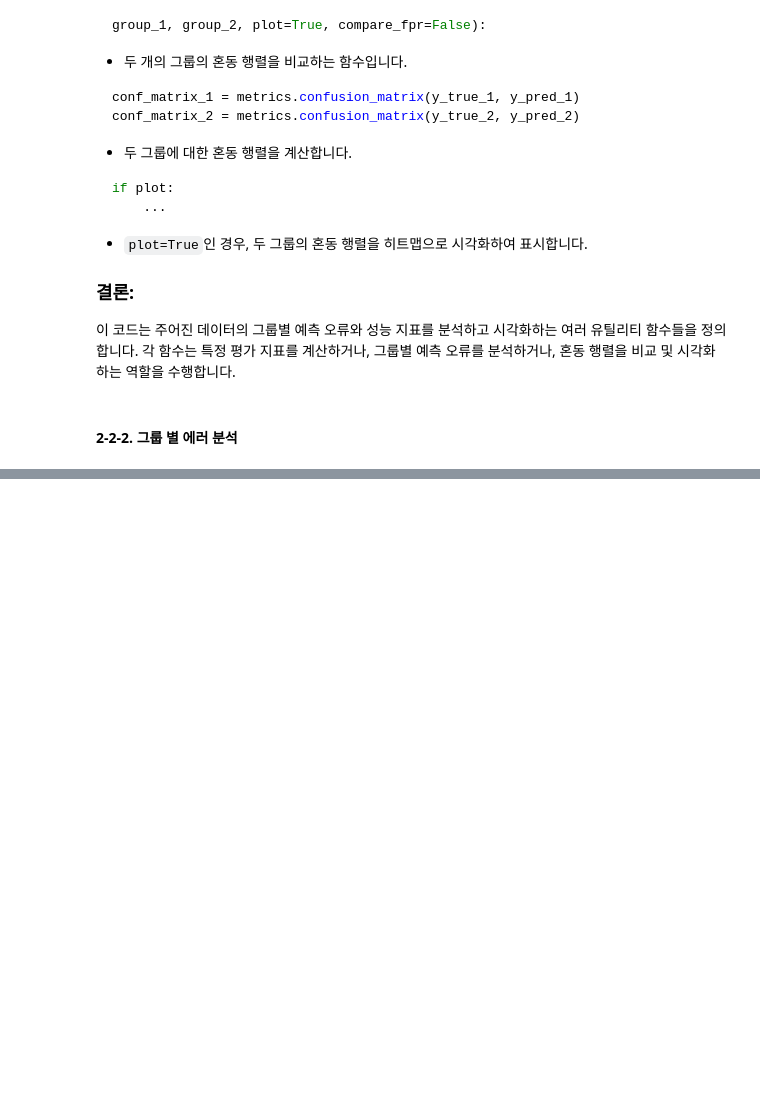
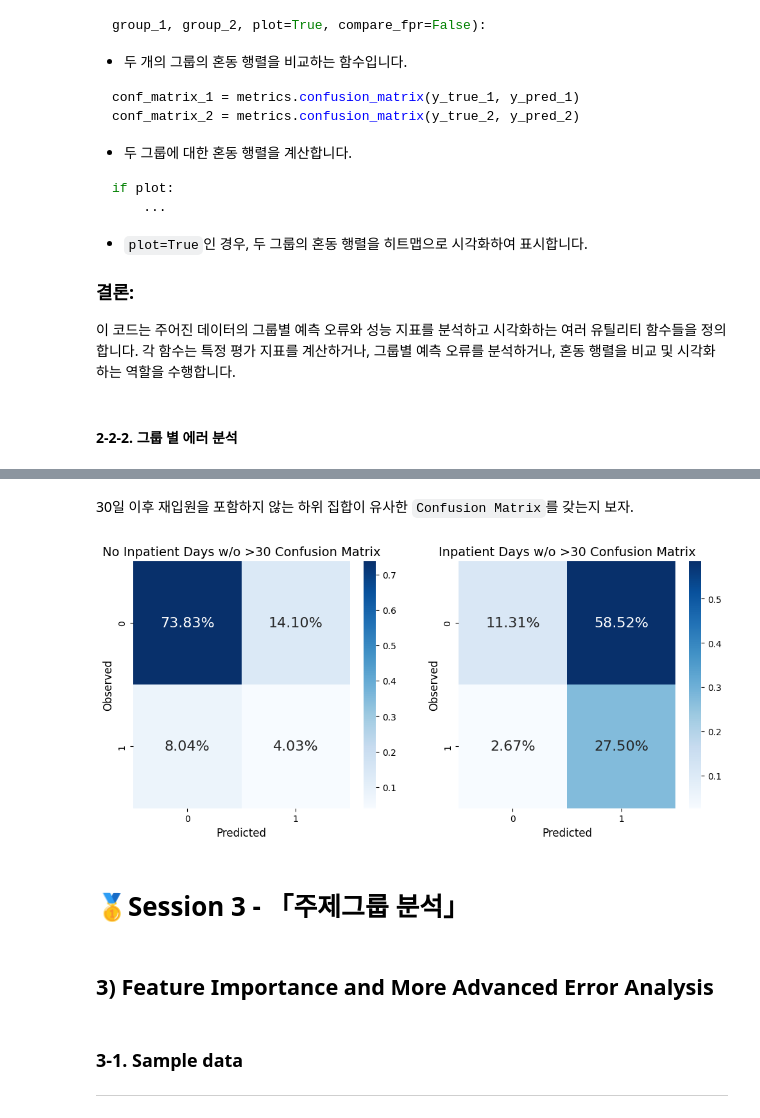
Before and after one commit to jx-dohwan/ML_Project_Collection, a Jupyter notebook: 당뇨환자재입원예측.ipynb, the cells around one changed output, grey strips where cells are left out. Drawn from its saved outputs; the diff is of its cells as text; code cells hidden in the pictures; blank space fills up the shorter version.

```diff
--- a/당뇨환자재입원예측.ipynb
+++ b/당뇨환자재입원예측.ipynb
@@ -1086,0 +1154,16 @@ if plot:
+# %% [markdown]
+30일 이후 재입원을 포함하지 않는 하위 집합이 유사한 `Confusion Matrix`를 갖는지 보자.
+# %%
+_ = compare_confusion_matrices(y_test[(X_test['had_inpatient_days']==0) & (X_orig_test['readmitted']!='>30')], y_pred[(X_test['had_inpatient_days']==0) & (X_orig_test['readmitted']!='>30')],\
+                           y_test[(X_test['had_inpatient_days']==1) & (X_orig_test['readmitted']!='>30')], y_pred[(X_test['had_inpatient_days']==1) & (X_orig_test['readmitted']!='>30')],\
+                           'No Inpatient Days w/o >30', 'Inpatient Days w/o >30', compare_fpr=True)
+# %% [output]
+[figure, added]
+# %% [markdown]
+# 🥇Session 3 - 「주제그룹 분석」
+# %% [markdown]
+## 3) Feature Importance and More Advanced Error Analysis
+# %% [markdown]
+### 3-1. Sample data
+
+---
```
Also changed, not shown: parts of 51 cells of this notebook.
